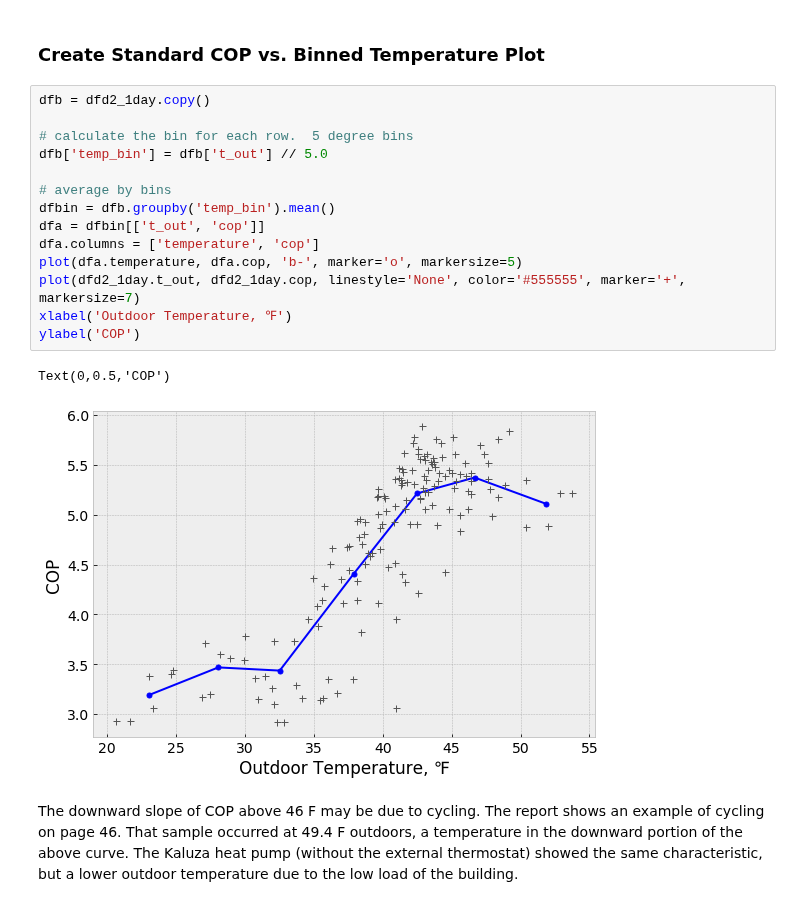
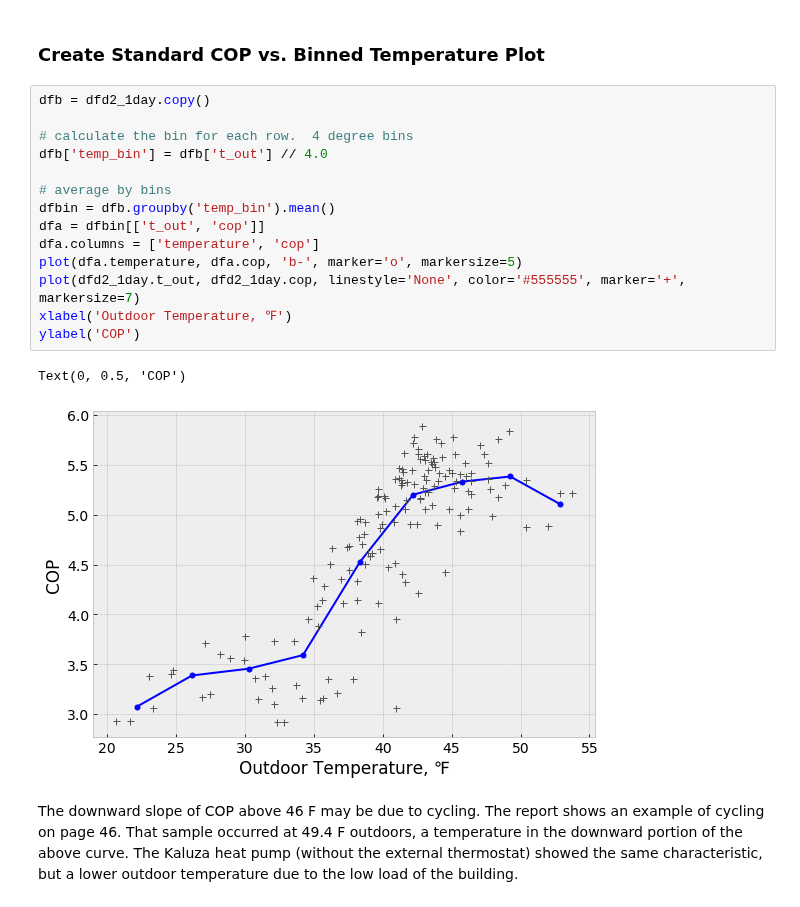
Before and after one commit to alanmitchell/heat-pump-study, a Jupyter notebook: field_studies/cchrc_2015/cchrc_raw_data.ipynb, the cells around one changed output. Drawn from its saved outputs; the diff is of its cells as text.

```diff
--- a/field_studies/cchrc_2015/cchrc_raw_data.ipynb
+++ b/field_studies/cchrc_2015/cchrc_raw_data.ipynb
@@ -448,20 +450,20 @@ dfd2_mean.heat_out / dfd2_mean.power
 # %%
 dfb = dfd2_1day.copy()
 
-# calculate the bin for each row.  5 degree bins
-dfb['temp_bin'] = dfb['t_out'] // 5.0
+# calculate the bin for each row.  4 degree bins
+dfb['temp_bin'] = dfb['t_out'] // 4.0
 
 # average by bins
 dfbin = dfb.groupby('temp_bin').mean()
 dfa = dfbin[['t_out', 'cop']]
 dfa.columns = ['temperature', 'cop']
 plot(dfa.temperature, dfa.cop, 'b-', marker='o', markersize=5)
 plot(dfd2_1day.t_out, dfd2_1day.cop, linestyle='None', color='#555555', marker='+', markersize=7)
 xlabel('Outdoor Temperature, ℉')
 ylabel('COP')
 # %% [output]
-Text(0,0.5,'COP')
+Text(0, 0.5, 'COP')
-[figure, old version]
+[figure, new version]
 # %% [markdown]
 The downward slope of COP above 46 F may be due to cycling.  The report shows an example of cycling on page 46.  That sample occurred at 49.4 F outdoors, a temperature in the downward portion of the above curve.  The Kaluza heat pump (without the external thermostat) showed the same characteristic, but a lower outdoor temperature due to the low load of the building.
 # %%
```
Also changed, not shown: parts of 7 cells of this notebook, 7 other files.
